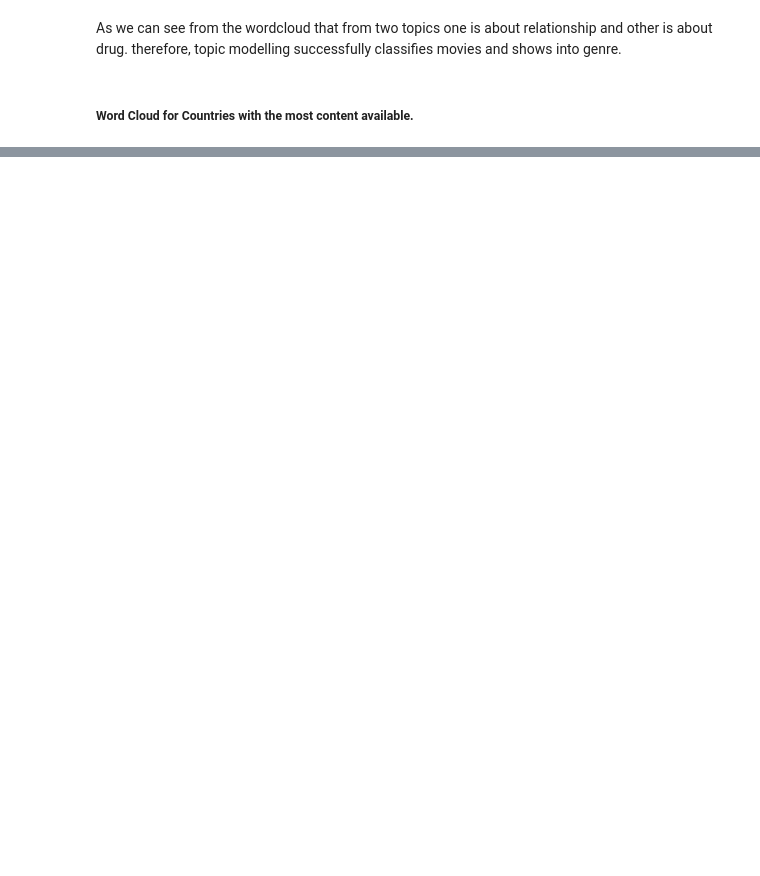
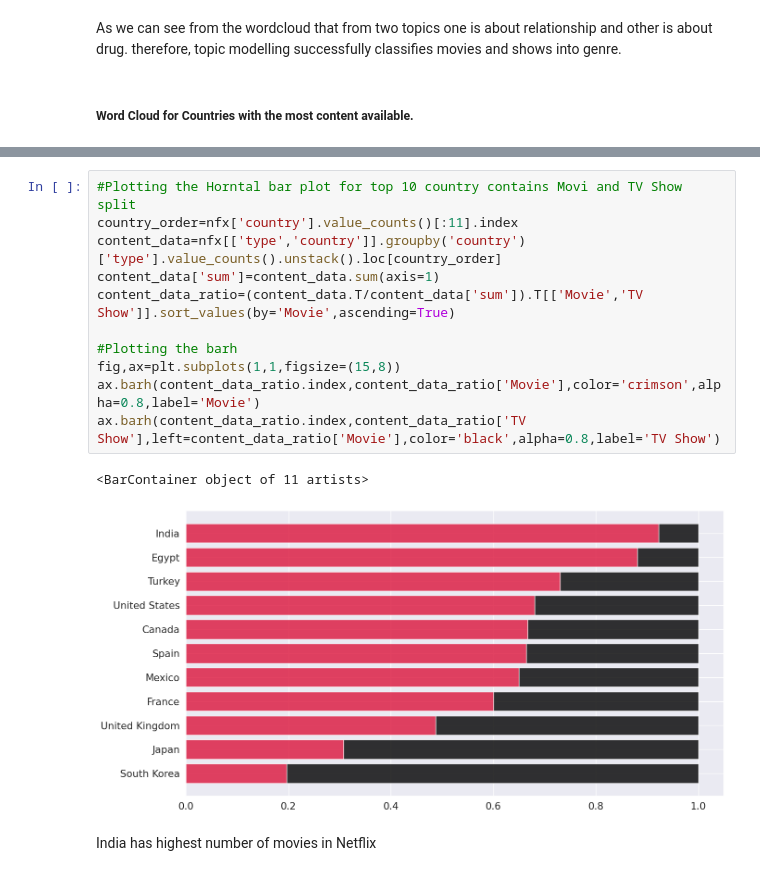
Before and after one commit to ambika1us/NETFLIX-MOVIES-AND-TV-SHOWS-CLUSTERING, a Jupyter notebook: Capstone_Project_Unsupervised_Learning.ipynb, the cells around one changed output, grey strips where cells are left out. Drawn from its saved outputs; the diff is of its cells as text; blank space fills up the shorter version.

```diff
--- a/Capstone_Project_Unsupervised_Learning.ipynb
+++ b/Capstone_Project_Unsupervised_Learning.ipynb
@@ -778,0 +819,16 @@ draw_word_cloud(7)
+# %%
+#Plotting the Horntal bar plot for top 10 country contains Movi and TV Show split
+country_order=nfx['country'].value_counts()[:11].index
+content_data=nfx[['type','country']].groupby('country')['type'].value_counts().unstack().loc[country_order]
+content_data['sum']=content_data.sum(axis=1)
+content_data_ratio=(content_data.T/content_data['sum']).T[['Movie','TV Show']].sort_values(by='Movie',ascending=True)
+
+#Plotting the barh
+fig,ax=plt.subplots(1,1,figsize=(15,8))
+ax.barh(content_data_ratio.index,content_data_ratio['Movie'],color='crimson',alpha=0.8,label='Movie')
+ax.barh(content_data_ratio.index,content_data_ratio['TV Show'],left=content_data_ratio['Movie'],color='black',alpha=0.8,label='TV Show')
+# %% [output]
+<BarContainer object of 11 artists>
+[figure, added]
+# %% [markdown]
+India has highest number of movies in Netflix
```
Also changed, not shown: parts of 11 cells of this notebook.
